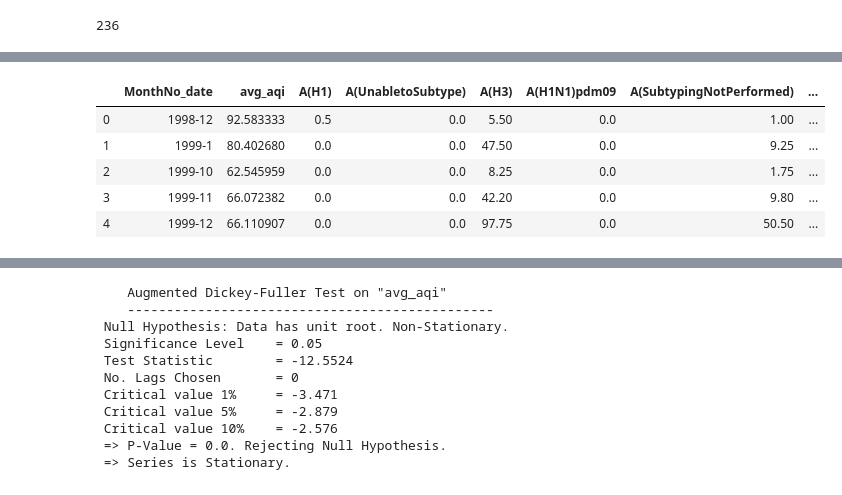
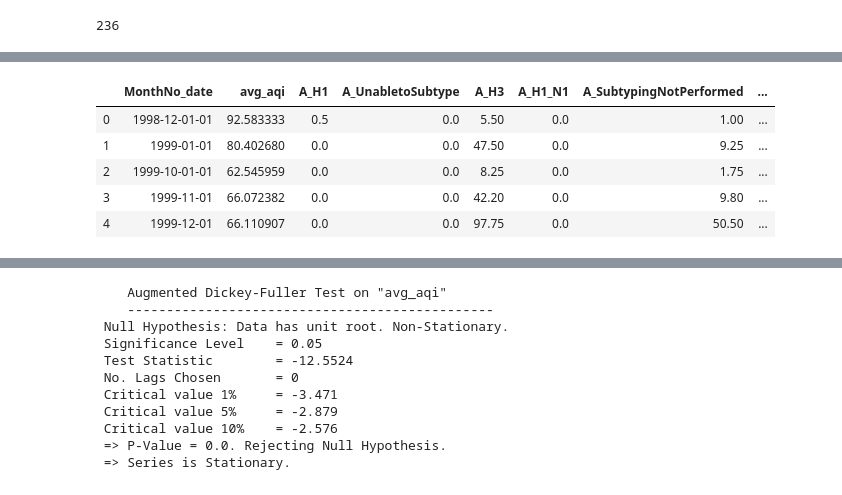
Before and after one commit to s-c-soma/cmpe255_CA_RespiratoryDiseaseVS.Airquality_Prediction-Association, a Jupyter notebook: notebooks/AQ_3-Influenza_Correlation-VAR.ipynb, the cells around one changed output, grey strips where cells are left out. Saved outputs shown, nothing was run; the diff lists cells and outputs as text; code cells hidden in the pictures.

```diff
--- a/notebooks/AQ_3-Influenza_Correlation-VAR.ipynb
+++ b/notebooks/AQ_3-Influenza_Correlation-VAR.ipynb
@@ -642,3 +360,7 @@ merged_var=merged_monthly[(merged_monthly['AgeGroup'] == '(25-64)yr')]
 len(merged_var)
 # %% [output]
 236
+# %%
+merged_var = pd.read_csv('../Datasets/merged_monthly.csv', low_memory =False)
+len(merged_var)
+merged_var.tail()
@@ -678,14 +408,14 @@ plt.legend();
 # %%
 
-merged_var= merged_var.drop(['state_name', 'Year','AgeGroup','H3N2v'], axis =1 )
+merged_var= merged_var.drop(['id','state_name','AgeGroup','H_3N_2v','Year'], axis =1 )
 merged_var.head()
 # %% [output]
-|  | MonthNo_date | avg_aqi | A(H1) | A(UnabletoSubtype) | A(H3) | A(H1N1)pdm09 | A(SubtypingNotPerformed) | ... |
-| 0 | 1998-12 | 92.583333 | 0.5 | 0.0 | 5.50 | 0.0 | 1.00 | ... |
-| 1 | 1999-1 | 80.402680 | 0.0 | 0.0 | 47.50 | 0.0 | 9.25 | ... |
-| 2 | 1999-10 | 62.545959 | 0.0 | 0.0 | 8.25 | 0.0 | 1.75 | ... |
-| 3 | 1999-11 | 66.072382 | 0.0 | 0.0 | 42.20 | 0.0 | 9.80 | ... |
-| 4 | 1999-12 | 66.110907 | 0.0 | 0.0 | 97.75 | 0.0 | 50.50 | ... |
+|  | MonthNo_date | avg_aqi | A_H1 | A_UnabletoSubtype | A_H3 | A_H1_N1 | A_SubtypingNotPerformed | ... |
+| 0 | 1998-12-01-01 | 92.583333 | 0.5 | 0.0 | 5.50 | 0.0 | 1.00 | ... |
+| 1 | 1999-01-01 | 80.402680 | 0.0 | 0.0 | 47.50 | 0.0 | 9.25 | ... |
+| 2 | 1999-10-01-01 | 62.545959 | 0.0 | 0.0 | 8.25 | 0.0 | 1.75 | ... |
+| 3 | 1999-11-01 | 66.072382 | 0.0 | 0.0 | 42.20 | 0.0 | 9.80 | ... |
+| 4 | 1999-12-01 | 66.110907 | 0.0 | 0.0 | 97.75 | 0.0 | 50.50 | ... |
 # %%
 #setting the new month as index
 merged_var.NewMonth = pd.to_datetime(merged_var["MonthNo_date"])
```
Also changed, not shown: parts of 41 cells of this notebook, 1 other file.
